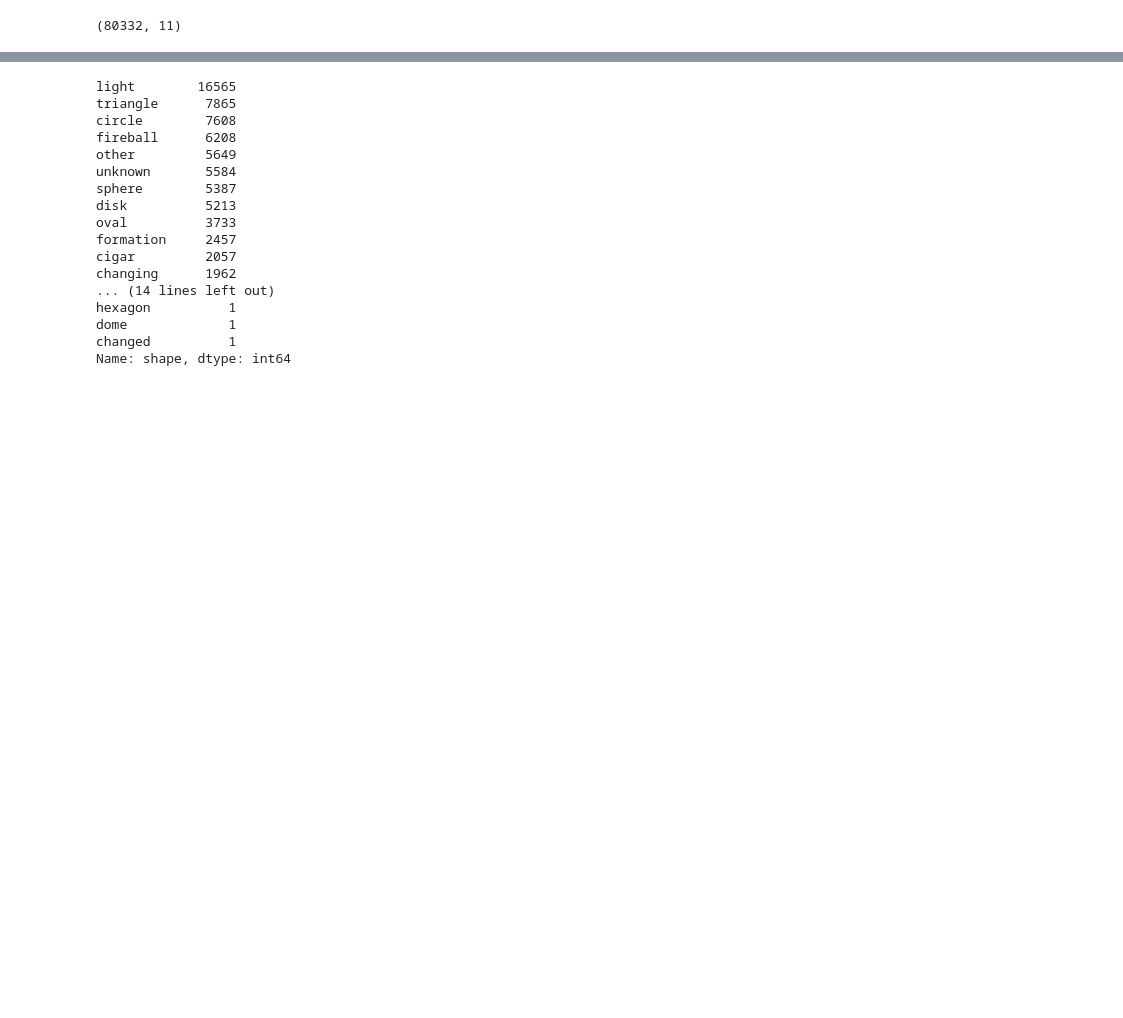
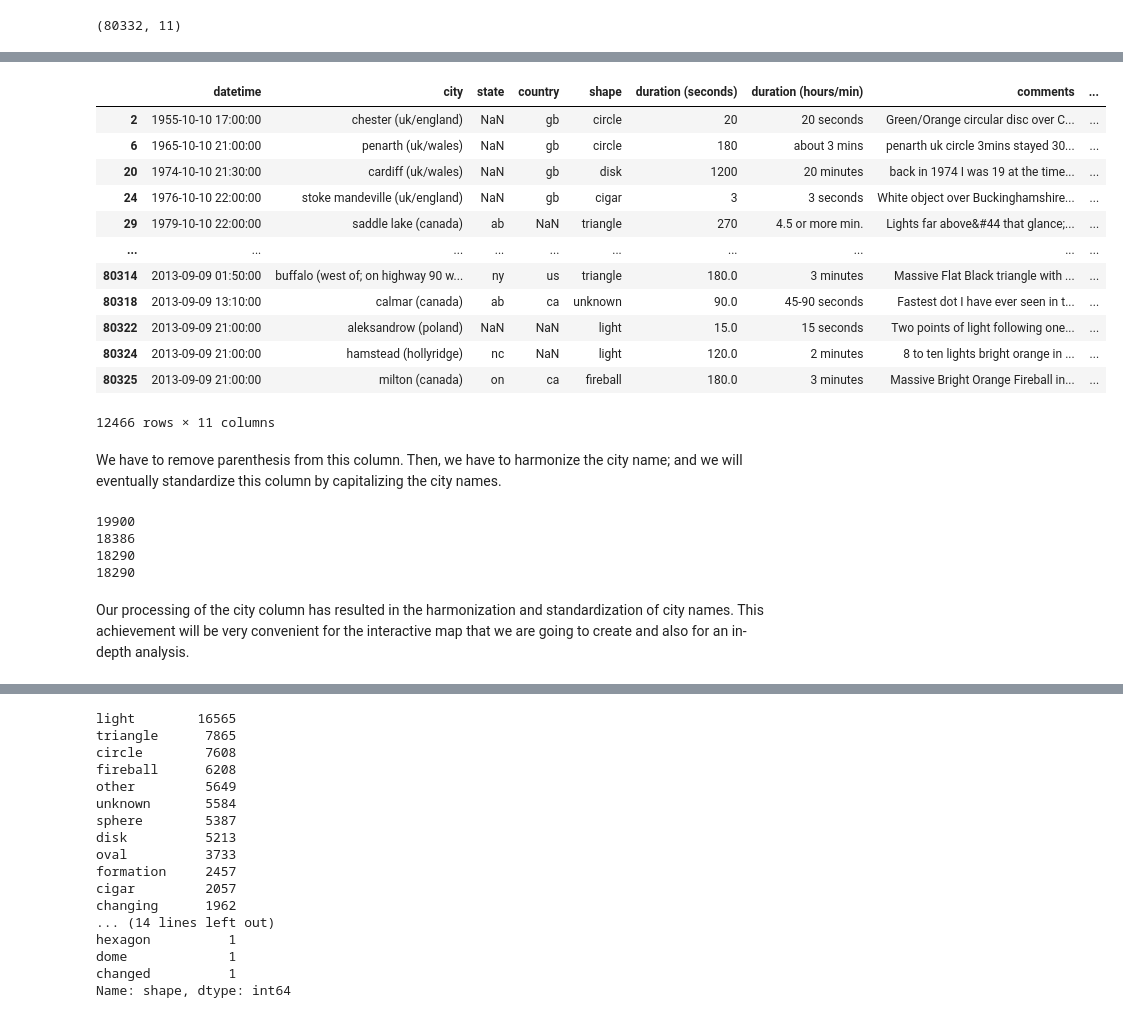
Before and after one commit to JulesBrable/UFO, a Jupyter notebook: begining.ipynb, the cells around one changed output, grey strips where cells are left out. Saved outputs shown, nothing was run; the diff lists cells and outputs as text; code cells hidden in the pictures; blank space fills up the shorter version.

```diff
--- a/begining.ipynb
+++ b/begining.ipynb
@@ -22,0 +262,2 @@ df.shape
+# %%
+df['country'] = np.where(df['country'].isna(), df['test'], df['country'])
@@ -22,0 +274,6 @@ df.shape
+# %%
+pd.set_option('display.max_rows', None)
+
+print(df[df['test'].isna() & df['country'].isna()]['city'].value_counts().sort_index())
+
+pd.reset_option('display.max_rows')
@@ -22,0 +305,25 @@ df.shape
+# %%
+def replace_exceptions(row: str) -> str or float:
+
+    """Functions to apply to a single dataframe string column. Return either 'ocean',
+    'sea', 'brazil', 'bolivia' or 'australia'."""
+
+    if re.search(r"ocean|sea", row):
+        return re.findall(r'ocean|sea', row)[0]
+
+    elif re.search(r"brasil", row):
+        return "brazil"
+
+    elif re.search(r"bolivia", row):
+        return "bolivia"
+
+    elif re.search(r"australi", row):
+        return "australia"
+
+    else:
+        return np.nan
+
+#pbb['test'] = pbb['city'].apply(replace_exceptions)
+#pbb[pbb['test'].isna()]
+# %%
+df['test'] = np.where(df['country'].isna(), df['city'].apply(replace_exceptions), df['country'])
@@ -22,0 +359,18 @@ df.shape
+# %%
+df.query("city.str.contains('\(') | city.str.contains('\)')", engine='python')
+# %% [output]
+|  | datetime | city | state | country | shape | duration (seconds) | duration (hours/min) | comments | ... |
+| 2 | 1955-10-10 17:00:00 | chester (uk/england) | NaN | gb | circle | 20 | 20 seconds | Green/Orange circular disc over C... | ... |
+| 6 | 1965-10-10 21:00:00 | penarth (uk/wales) | NaN | gb | circle | 180 | about 3 mins | penarth uk circle 3mins stayed 30... | ... |
+| 20 | 1974-10-10 21:30:00 | cardiff (uk/wales) | NaN | gb | disk | 1200 | 20 minutes | back in 1974 I was 19 at the time... | ... |
+| 24 | 1976-10-10 22:00:00 | stoke mandeville (uk/england) | NaN | gb | cigar | 3 | 3 seconds | White object over Buckinghamshire... | ... |
+| 29 | 1979-10-10 22:00:00 | saddle lake (canada) | ab | NaN | triangle | 270 | 4.5 or more min. | Lights far above&#44 that glance;... | ... |
+| ... | ... | ... | ... | ... | ... | ... | ... | ... | ... |
+| 80314 | 2013-09-09 01:50:00 | buffalo (west of; on highway 90 w... | ny | us | triangle | 180.0 | 3 minutes | Massive Flat Black triangle with ... | ... |
+| 80318 | 2013-09-09 13:10:00 | calmar (canada) | ab | ca | unknown | 90.0 | 45-90 seconds | Fastest dot I have ever seen in t... | ... |
+| 80322 | 2013-09-09 21:00:00 | aleksandrow (poland) | NaN | NaN | light | 15.0 | 15 seconds | Two points of light following one... | ... |
+| 80324 | 2013-09-09 21:00:00 | hamstead (hollyridge) | nc | NaN | light | 120.0 | 2 minutes | 8 to ten lights bright orange in ... | ... |
+| 80325 | 2013-09-09 21:00:00 | milton (canada) | on | ca | fireball | 180.0 | 3 minutes | Massive Bright Orange Fireball in... | ... |
+12466 rows × 11 columns
+# %% [markdown]
+We have to remove parenthesis from this column. Then, we have to harmonize the city name; and we will eventually standardize this column by capitalizing the city names.
@@ -22,0 +398,10 @@ df.shape
+# %%
+df = clean_city_col(df)
+# the number of differents city values at each step of the processing is decreasing: perfect
+# %% [output]
+19900
+18386
+18290
+18290
+# %% [markdown]
+Our processing of the city column has resulted in the harmonization and standardization of city names. This achievement will be very convenient for the interactive map that we are going to create and also for an in-depth analysis.
```
Also changed, not shown: parts of 75 cells of this notebook.
